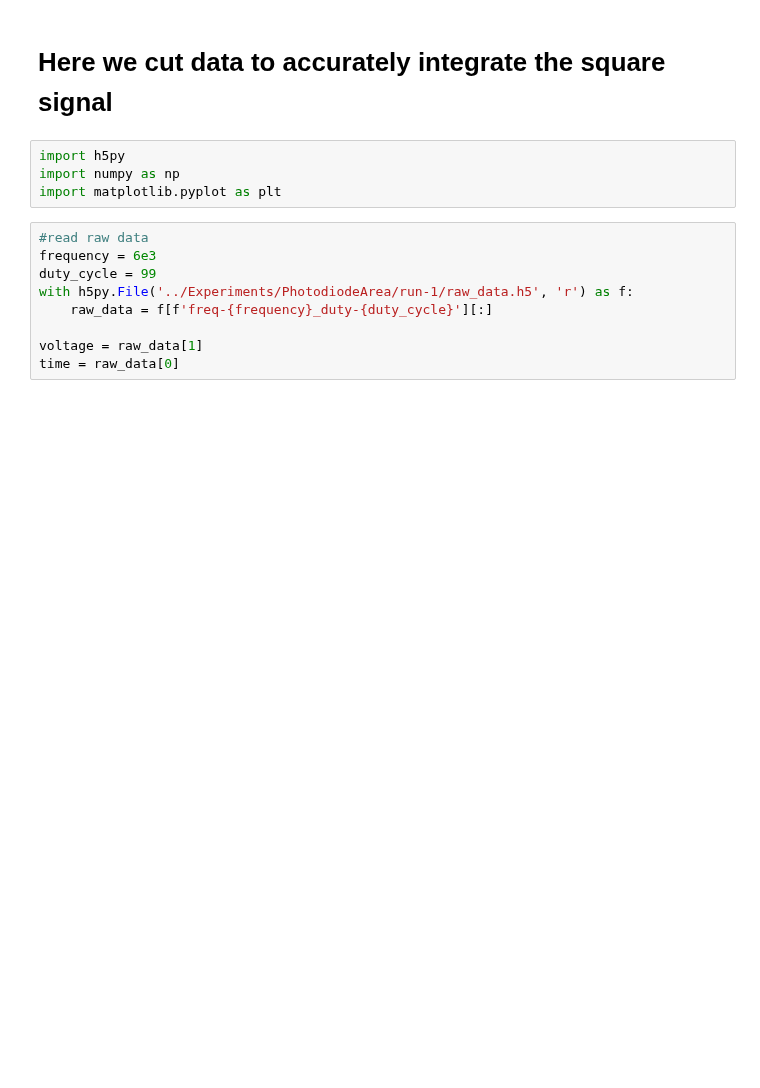
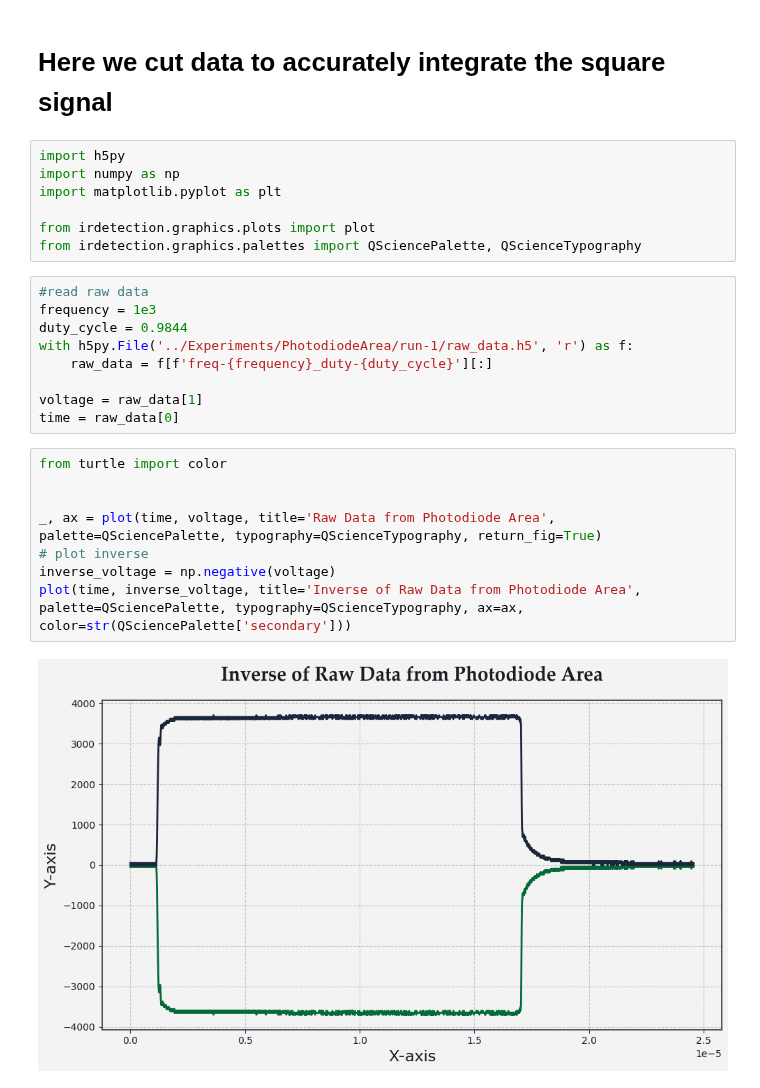
Before and after one commit to biqute/QTLab2425, a Jupyter notebook: IRdetection/Notebooks/Photodiode_data_cut.ipynb, the cells around one changed output. Drawn from its saved outputs; the diff is of its cells as text; blank space fills up the shorter version.

```diff
--- a/IRdetection/Notebooks/Photodiode_data_cut.ipynb
+++ b/IRdetection/Notebooks/Photodiode_data_cut.ipynb
@@ -4,15 +4,28 @@
 import h5py
 import numpy as np
 import matplotlib.pyplot as plt
+
+from irdetection.graphics.plots import plot
+from irdetection.graphics.palettes import QSciencePalette, QScienceTypography
 # %%
 #read raw data
-frequency = 6e3
-duty_cycle = 99
+frequency = 1e3
+duty_cycle = 0.9844
 with h5py.File('../Experiments/PhotodiodeArea/run-1/raw_data.h5', 'r') as f:
     raw_data = f[f'freq-{frequency}_duty-{duty_cycle}'][:]
 
 voltage = raw_data[1]
 time = raw_data[0]
+# %%
+from turtle import color
+
+
+_, ax = plot(time, voltage, title='Raw Data from Photodiode Area', palette=QSciencePalette, typography=QScienceTypography, return_fig=True)
+# plot inverse
+inverse_voltage = np.negative(voltage)
+plot(time, inverse_voltage, title='Inverse of Raw Data from Photodiode Area', palette=QSciencePalette, typography=QScienceTypography, ax=ax, color=str(QSciencePalette['secondary']))
+# %% [output]
+[figure, added]
 # %%
 plt.figure(figsize=(10, 5))
 plt.plot(time, voltage, label='Raw Data', color='blue')
```
Also changed, not shown: parts of 2 cells of this notebook, 7 other files.
